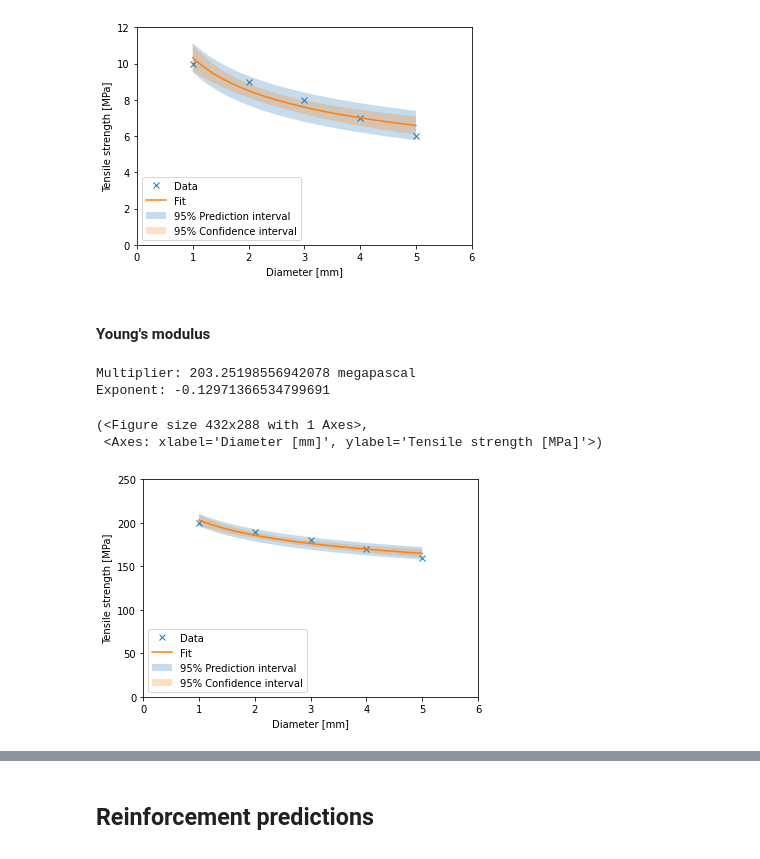
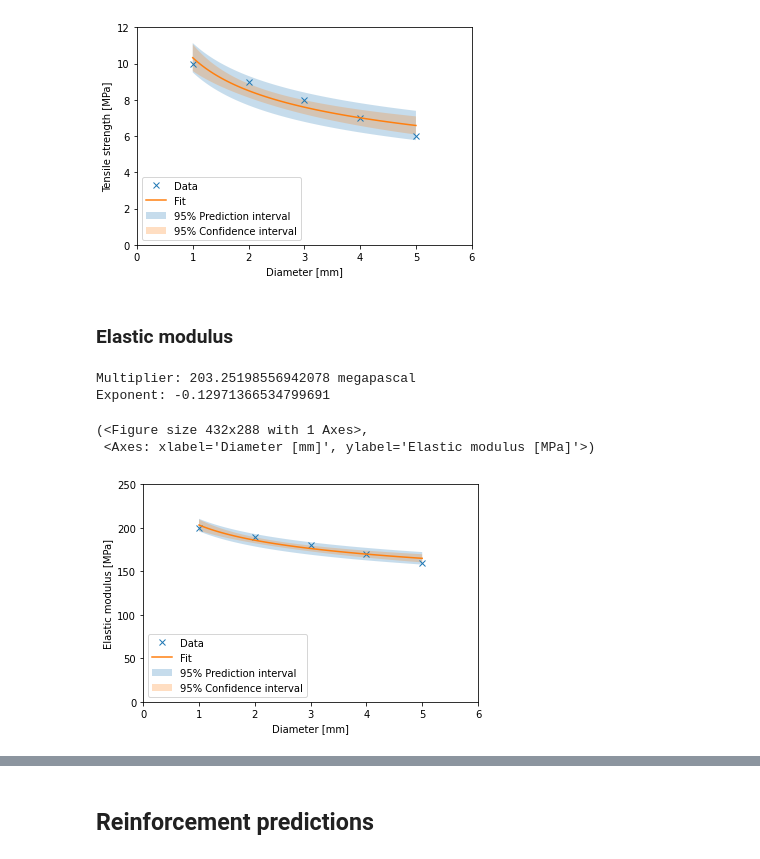
Before and after one commit to rootmemo/pyrootmemo, a Jupyter notebook: sbee2025/notebook_1.ipynb, the cells around one changed output, grey strips where cells are left out. Saved outputs shown, nothing was run; the diff lists cells and outputs as text; code cells hidden in the pictures.

```diff
--- a/sbee2025/notebook_1.ipynb
+++ b/sbee2025/notebook_1.ipynb
@@ -23,0 +20,5 @@ plt.hist(roots_tensile.diameter)
+# %%
+# load tensile strength data from csv
+roots_tensile = read_csv_roots('data/test_tensile_data.csv')
+# plot histogram of root diameters in tensile strength data
+plt.hist(roots_tensile.diameter)
@@ -41,18 +49,22 @@ Exponent: -0.2794621276741685
  <Axes: xlabel='Diameter [mm]', ylabel='Tensile strength [MPa]'>)
 [figure]
 # %% [markdown]
-#### Young's modulus
+### Elastic modulus
 # %%
 # generate fit
-fit_elastic_modulus = PowerlawFit(roots_tensile.diameter, roots_tensile.elastic_modulus, model = fit_model)
+fit_elastic_modulus = Powerlaw(
+    roots_tensile.diameter,
+    roots_tensile.elastic_modulus,
+    model = fit_model
+    )
 # show results
 print('Multiplier:', fit_elastic_modulus.multiplier)
 print('Exponent:', fit_elastic_modulus.exponent)
-fit_elastic_modulus.plot(prediction = True)
+fit_elastic_modulus.plot(prediction = True, ylabel = 'Elastic modulus')
 # %% [output]
 Multiplier: 203.25198556942078 megapascal
 Exponent: -0.12971366534799691
 (<Figure size 432x288 with 1 Axes>,
- <Axes: xlabel='Diameter [mm]', ylabel='Tensile strength [MPa]'>)
+ <Axes: xlabel='Diameter [mm]', ylabel='Elastic modulus [MPa]'>)
-[figure, old version]
+[figure, new version]
 # %% [markdown]
```
Also changed, not shown: parts of 21 cells of this notebook, 17 other files.
